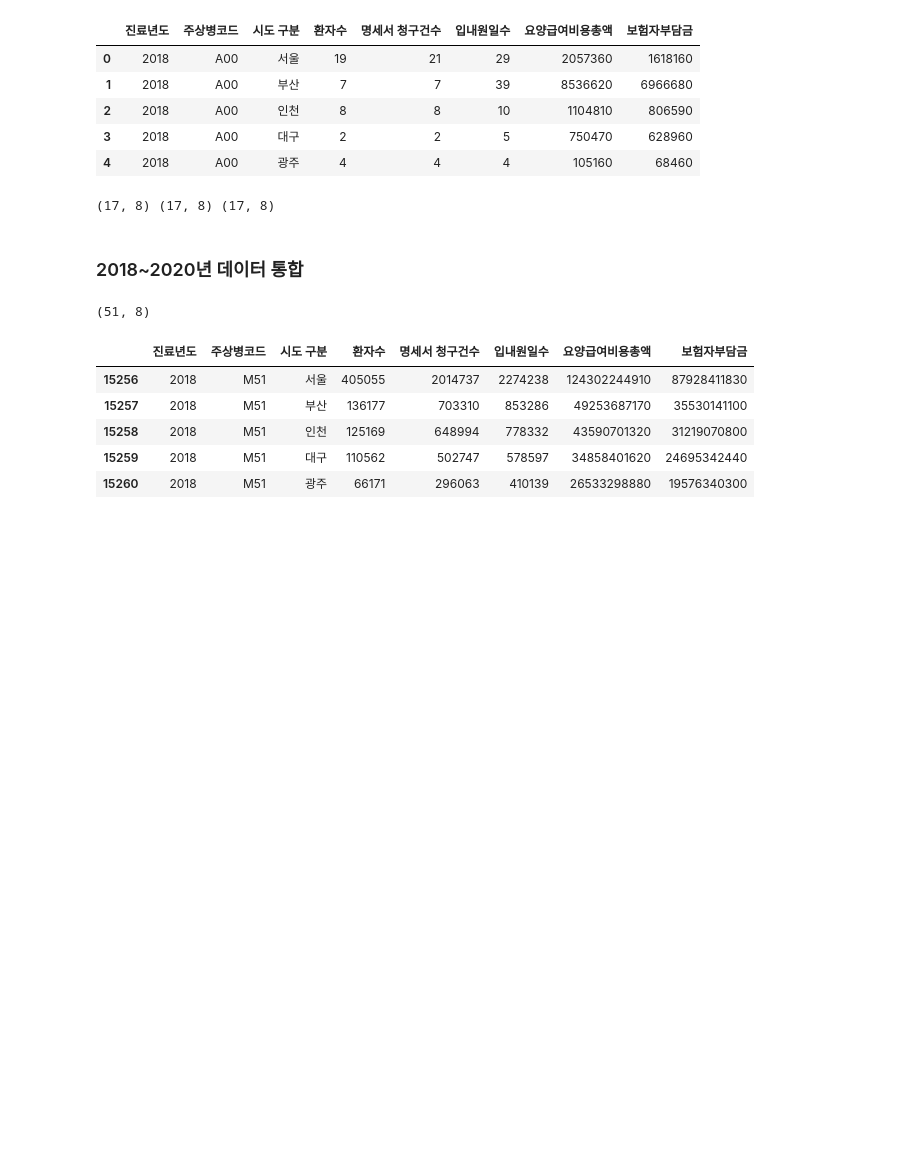
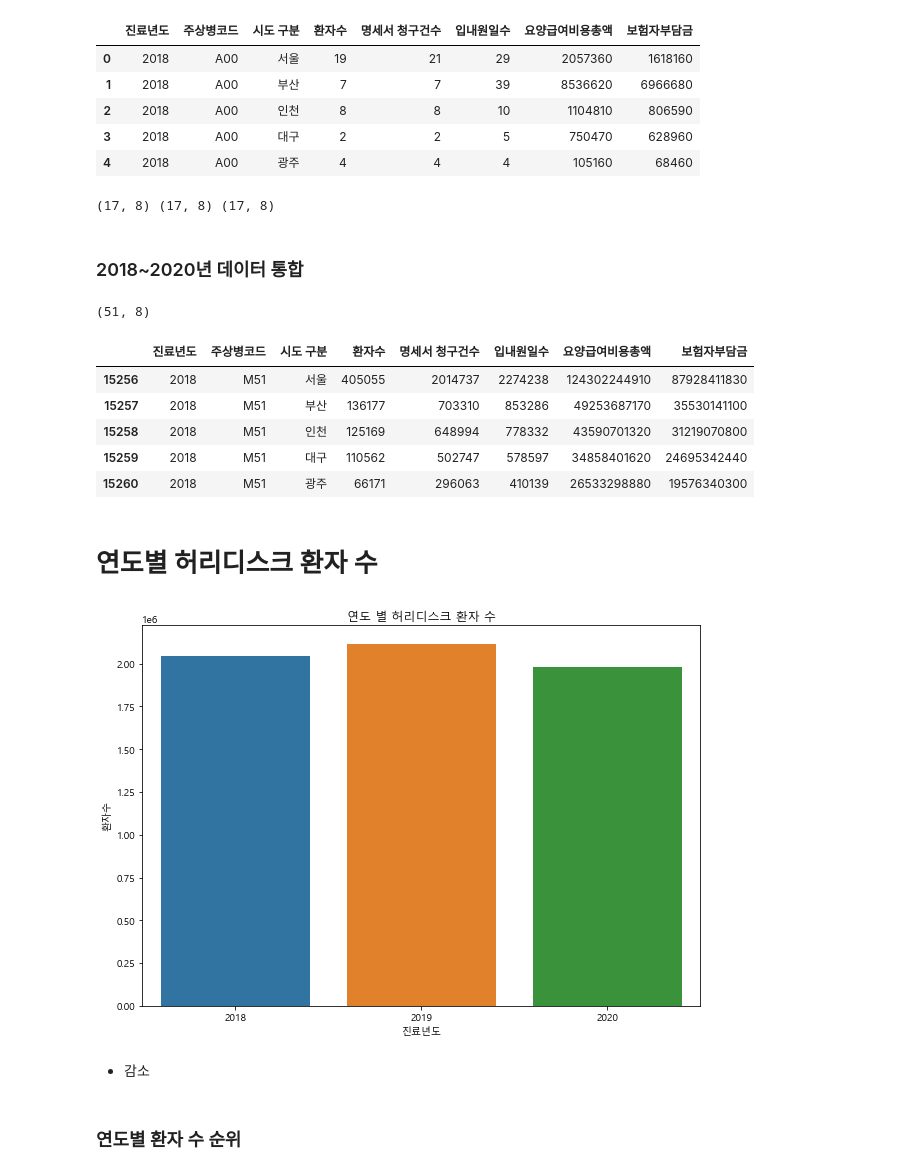
Before and after one commit to chester911/MainProjects, a Jupyter notebook: health/lowerbackPain/lower_back_pain.ipynb, the cells around one changed output. Saved outputs shown, nothing was run; the diff lists cells and outputs as text; code cells hidden in the pictures; blank space fills up the shorter version.

```diff
--- a/health/lowerbackPain/lower_back_pain.ipynb
+++ b/health/lowerbackPain/lower_back_pain.ipynb
@@ -60,3 +64,17 @@ lb.head()
 | 15258 | 2018 | M51 | 인천 | 125169 | 648994 | 778332 | 43590701320 | 31219070800 |
 | 15259 | 2018 | M51 | 대구 | 110562 | 502747 | 578597 | 34858401620 | 24695342440 |
 | 15260 | 2018 | M51 | 광주 | 66171 | 296063 | 410139 | 26533298880 | 19576340300 |
+# %% [markdown]
+# 연도별 허리디스크 환자 수
+# %%
+total_pat= lb.groupby('진료년도')['환자수'].sum().reset_index()
+plt.figure(figsize= (10, 7))
+plt.title('연도 별 허리디스크 환자 수')
+sns.barplot(data= total_pat, x= '진료년도', y= '환자수')
+plt.show()
+# %% [output]
+[figure, added]
+# %% [markdown]
+* 감소
+# %% [markdown]
+### 연도별 환자 수 순위
```
Also changed, not shown: parts of 32 cells of this notebook, 3 other files.
